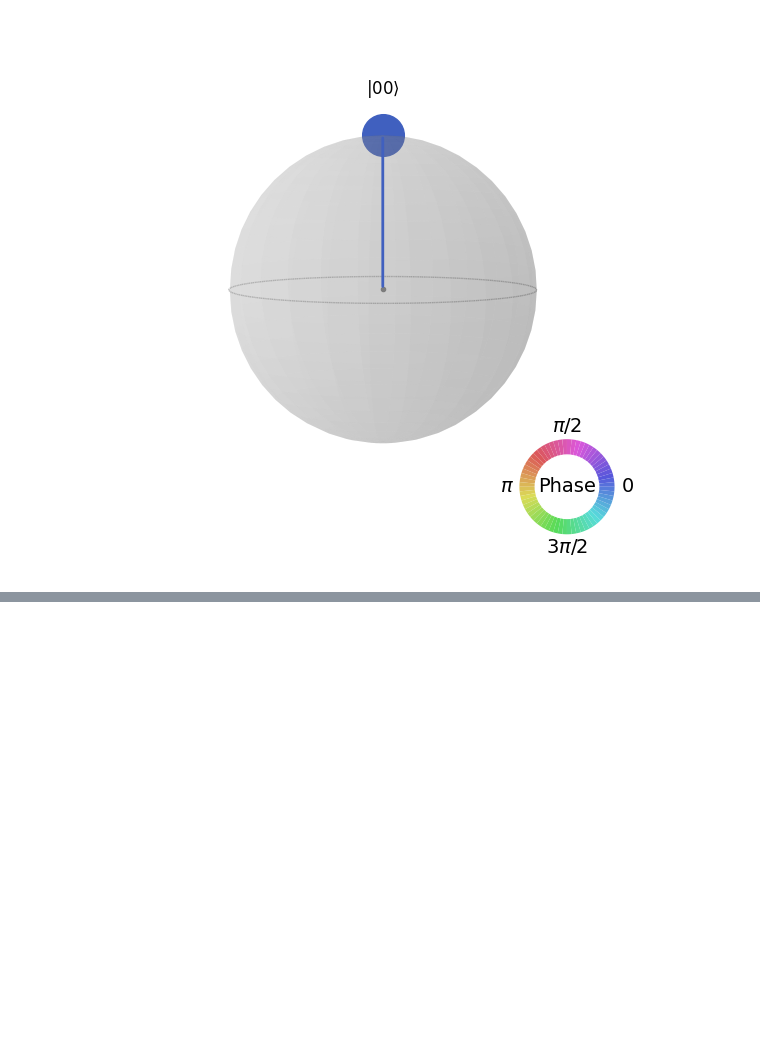
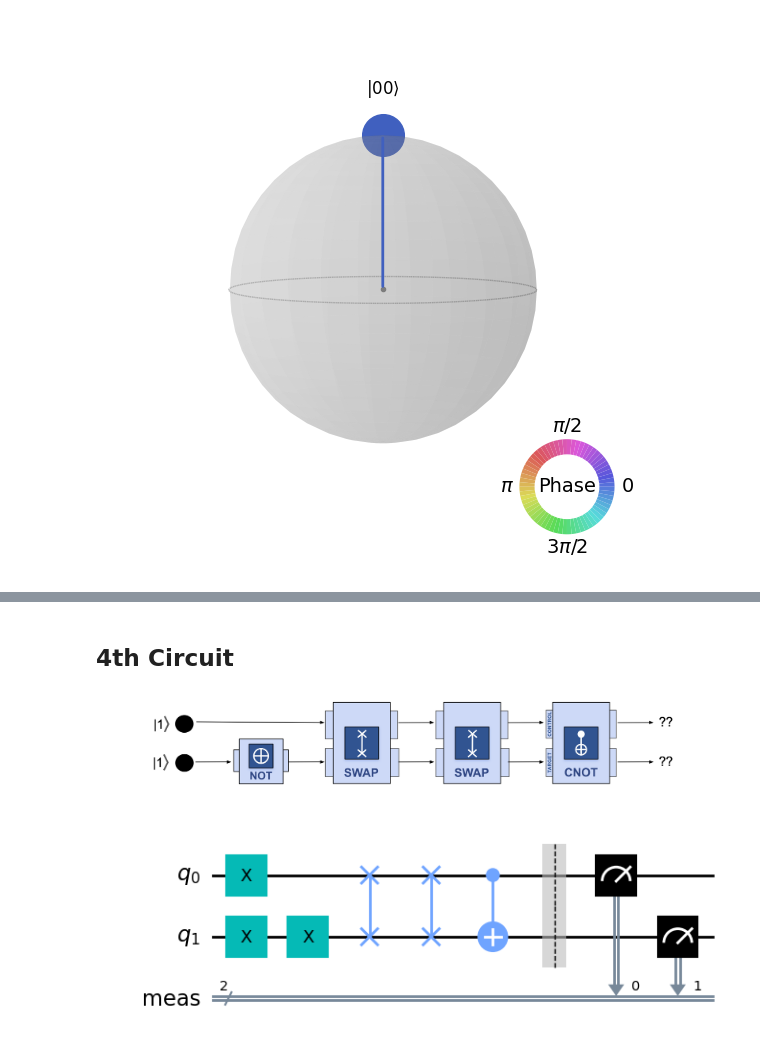
Before and after one commit to jacqueslethuaut/edx-quan11000, a Jupyter notebook: QOps1.ipynb, the cells around one changed output, grey strips where cells are left out. Drawn from its saved outputs; the diff is of its cells as text; code cells hidden in the pictures; blank space fills up the shorter version.

```diff
--- a/QOps1.ipynb
+++ b/QOps1.ipynb
@@ -82,0 +106,17 @@ plot_state_qsphere(get_circuit_statevectors(circuit))
+# %% [markdown]
+## 4th Circuit
+# %% [markdown]
+![q1-4.png](attachment:q1-4.png)
+# %%
+circuit = QuantumCircuit(2)
+
+circuit.x(0)
+circuit.x(1)
+circuit.x(1)
+circuit.swap(0, 1)
+circuit.swap(0, 1)
+circuit.cx(0, 1)
+circuit.measure_all()
+circuit.draw("mpl")
+# %% [output]
+[figure, added]
```
Also changed, not shown: parts of 27 cells of this notebook.
